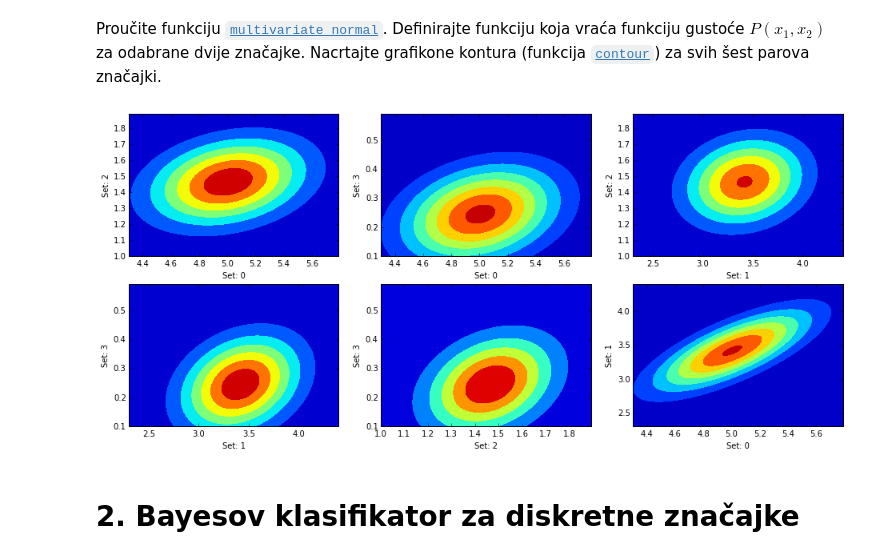
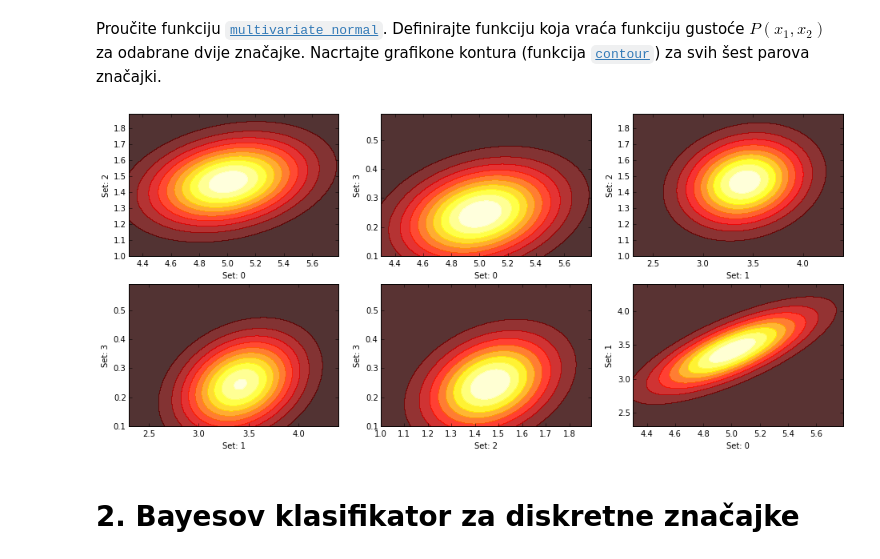
Before and after one commit to antifriz/sedmestar, a Jupyter notebook: su/lab2/SU-2015-LAB1.ipynb, the cells around one changed output. Drawn from its saved outputs; the diff is of its cells as text; code cells hidden in the pictures.

```diff
--- a/su/lab2/SU-2015-LAB1.ipynb
+++ b/su/lab2/SU-2015-LAB1.ipynb
@@ -112,9 +112,9 @@ iris.data = iris.data[iris.target == 0]
 
 fig = plt.figure(figsize=(16,7))
 
-for k,(i,j) in enumerate(zip(combinations(range(4),2),'rgbc')):
+for k,((i,j),c) in enumerate(zip(combinations(range(4),2),'rgbcyg')):
     splt = fig.add_subplot(2,3,k)
-    splt.scatter(iris.data[:, i], iris.data[:, j], marker='o', color='b')
+    splt.scatter(iris.data[:, i], iris.data[:, j], marker='o', color=c)
     splt.set_xlabel("Set: "+str(i))
     splt.set_ylabel("Set: "+str(j))
 # %% [output]
@@ -175,19 +175,19 @@ Proučite funkciju [`multivariate_normal`](http://docs.scipy.org/doc/scipy-0.14.
 # %%
 def densityF(f1,f2): return stats.multivariate_normal([np.average(f1),np.average(f2)],np.cov(np.vstack((f1,f2))))
 
 fig = plt.figure(figsize=(16,7))
 for k,(i,j) in enumerate(combinations(range(4),2)):
     f1 = iris.data[:,i]; f2 = iris.data[:,j]
 
     x, y = np.mgrid[np.min(f1):np.max(f1):.01, np.min(f2):np.max(f2):.01]
 
     splt = fig.add_subplot(2,3,k)
-    splt.contourf(x, y, densityF(f1,f2).pdf(np.dstack((x,y))))
+    splt.contourf(x, y, densityF(f1,f2).pdf(np.dstack((x,y))),10, alpha=.8, cmap=plt.cm.hot)
 
     splt.set_xlabel("Set: "+str(i))
     splt.set_ylabel("Set: "+str(j))
 # %% [output]
-[figure, old version]
+[figure, new version]
 # %% [markdown]
 # 2. Bayesov klasifikator za diskretne značajke
 # %% [markdown]
```
Also changed, not shown: parts of 1 cell of this notebook.
